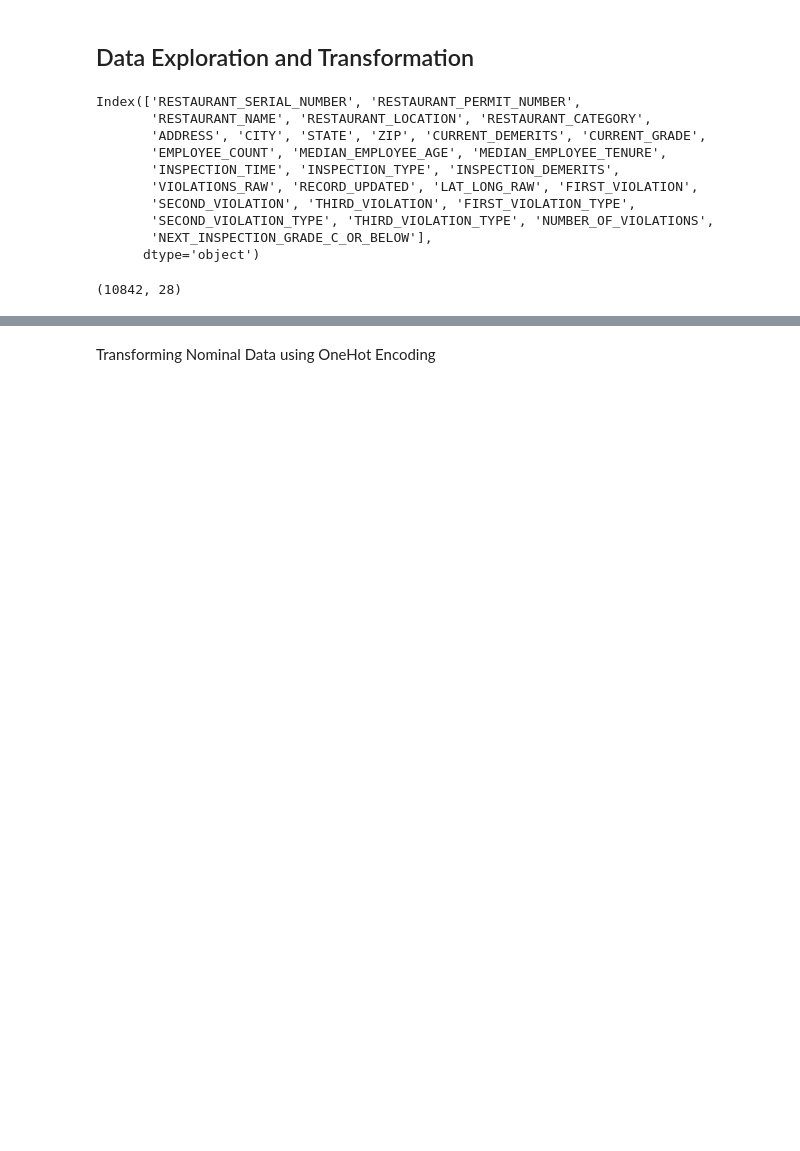
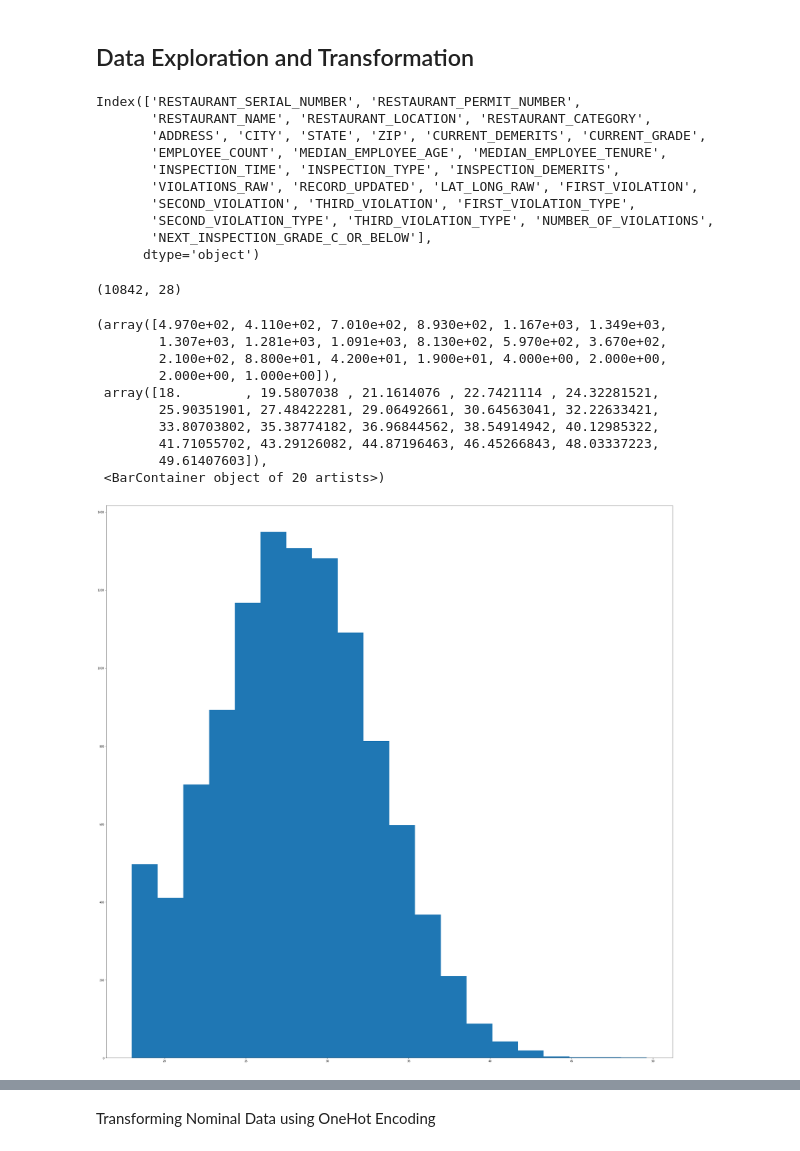
Before and after one commit to SrikarPrayaga06/NW-Modeling-Assessment, a Jupyter notebook: Solution.ipynb, the cells around one changed output, grey strips where cells are left out. Saved outputs shown, nothing was run; the diff lists cells and outputs as text; code cells hidden in the pictures; blank space fills up the shorter version.

```diff
--- a/Solution.ipynb
+++ b/Solution.ipynb
@@ -779,3 +782,18 @@ Index(['RESTAURANT_SERIAL_NUMBER', 'RESTAURANT_PERMIT_NUMBER',
 train.shape
 # %% [output]
 (10842, 28)
+# %%
+# plot the histogram of MEDIAN_EMPLOYEE_AGE
+plt.hist(train['MEDIAN_EMPLOYEE_AGE'], bins=20)
+# %% [output]
+(array([4.970e+02, 4.110e+02, 7.010e+02, 8.930e+02, 1.167e+03, 1.349e+03,
+        1.307e+03, 1.281e+03, 1.091e+03, 8.130e+02, 5.970e+02, 3.670e+02,
+        2.100e+02, 8.800e+01, 4.200e+01, 1.900e+01, 4.000e+00, 2.000e+00,
+        2.000e+00, 1.000e+00]),
+ array([18.        , 19.5807038 , 21.1614076 , 22.7421114 , 24.32281521,
+        25.90351901, 27.48422281, 29.06492661, 30.64563041, 32.22633421,
+        33.80703802, 35.38774182, 36.96844562, 38.54914942, 40.12985322,
+        41.71055702, 43.29126082, 44.87196463, 46.45266843, 48.03337223,
+        49.61407603]),
+ <BarContainer object of 20 artists>)
+[figure, added]
```
Also changed, not shown: parts of 25 cells of this notebook.
